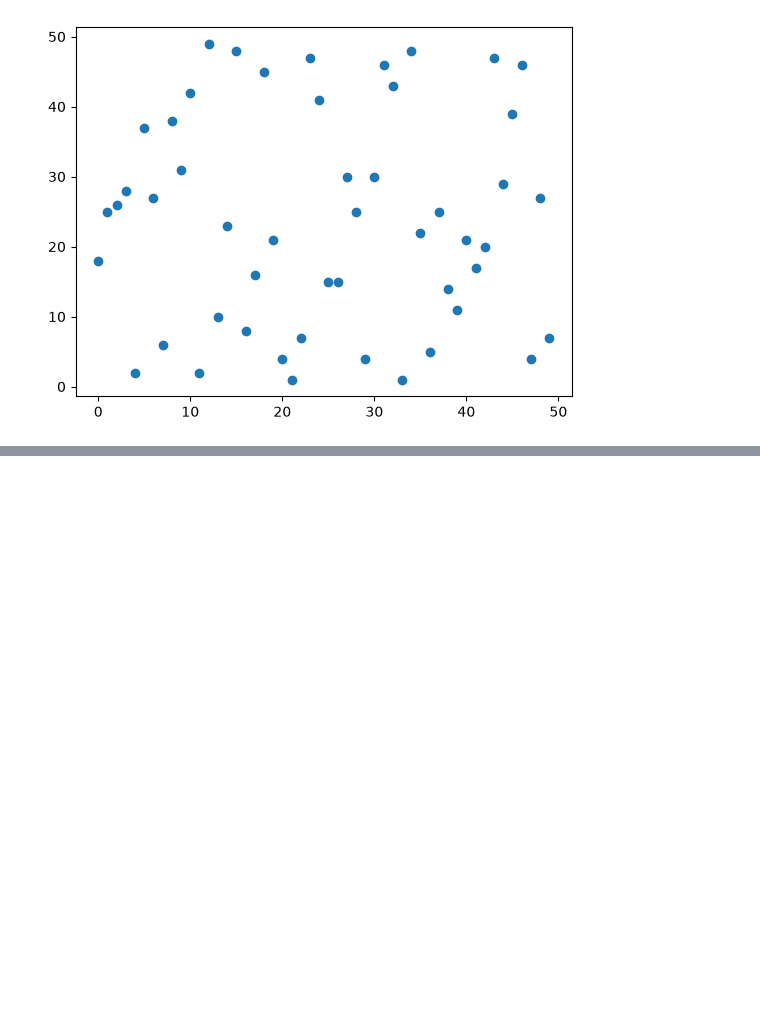
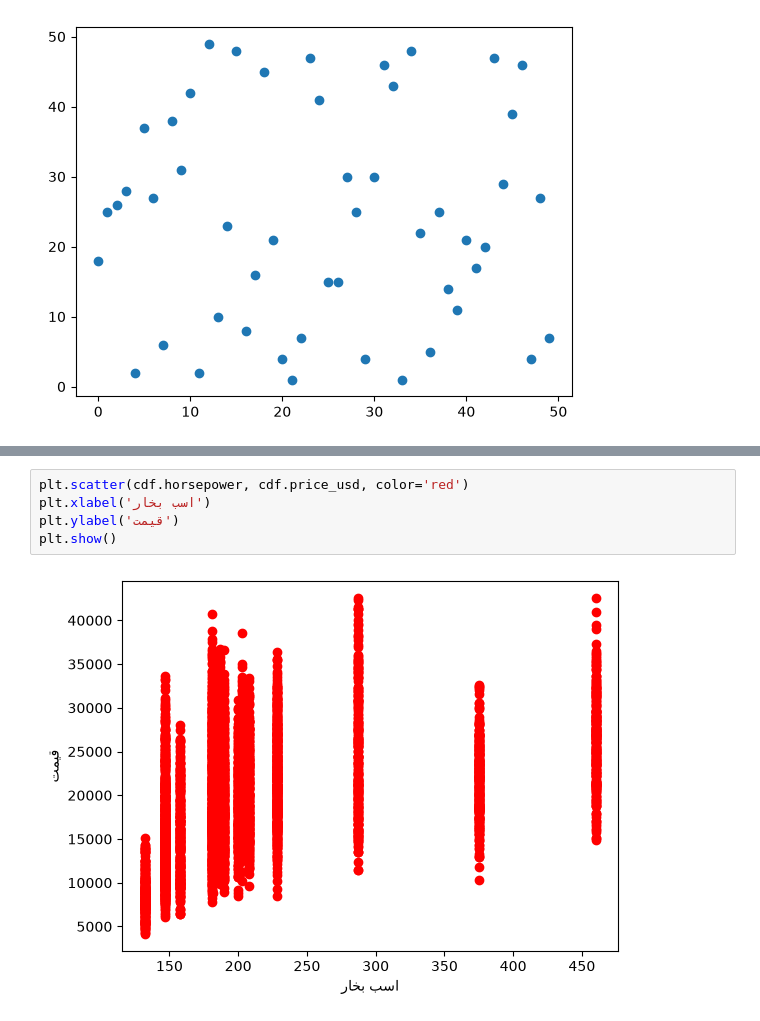
Before and after one commit to mahdiatom00/python-notebooks, a Jupyter notebook: notebooks/Jupyter-main.ipynb, the cells around one changed output, grey strips where cells are left out. Saved outputs shown, nothing was run; the diff lists cells and outputs as text; blank space fills up the shorter version.

```diff
--- a/notebooks/Jupyter-main.ipynb
+++ b/notebooks/Jupyter-main.ipynb
@@ -320,0 +400,7 @@ plt.show()
+# %%
+plt.scatter(cdf.horsepower, cdf.price_usd, color='red')
+plt.xlabel('اسب بخار')
+plt.ylabel('قیمت')
+plt.show()
+# %% [output]
+[figure, added]
```
Also changed, not shown: parts of 13 cells of this notebook.
